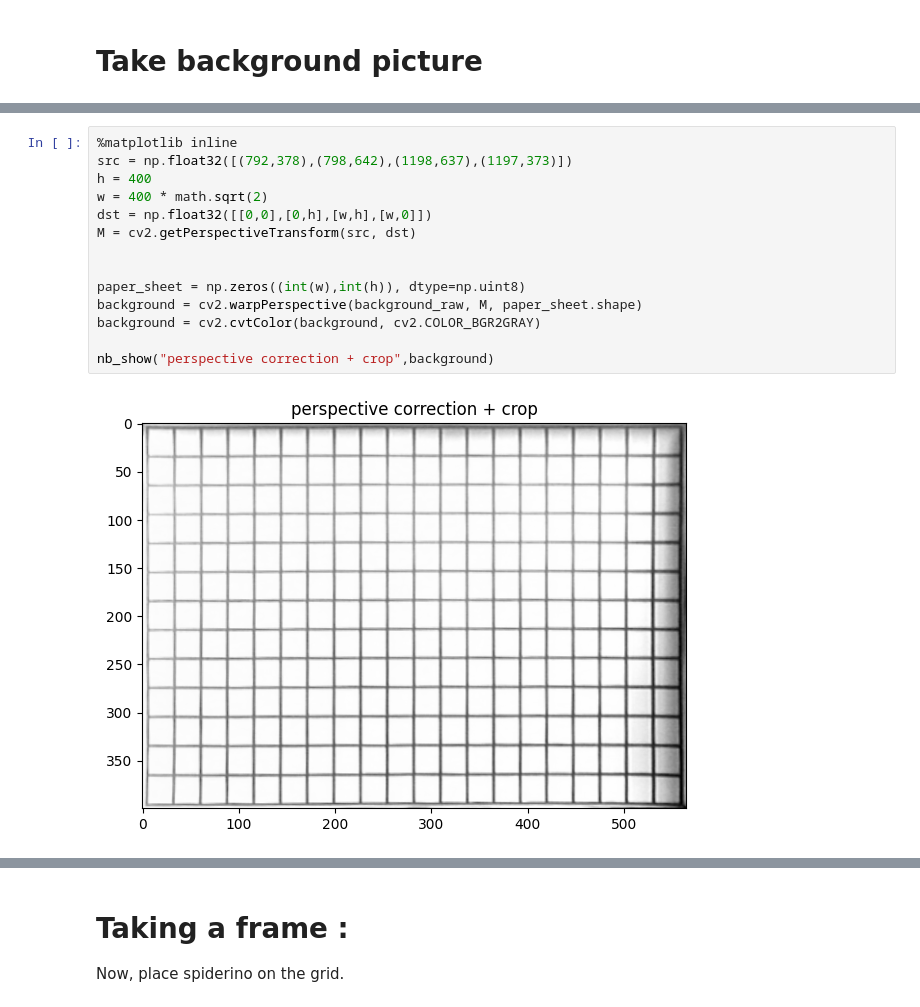
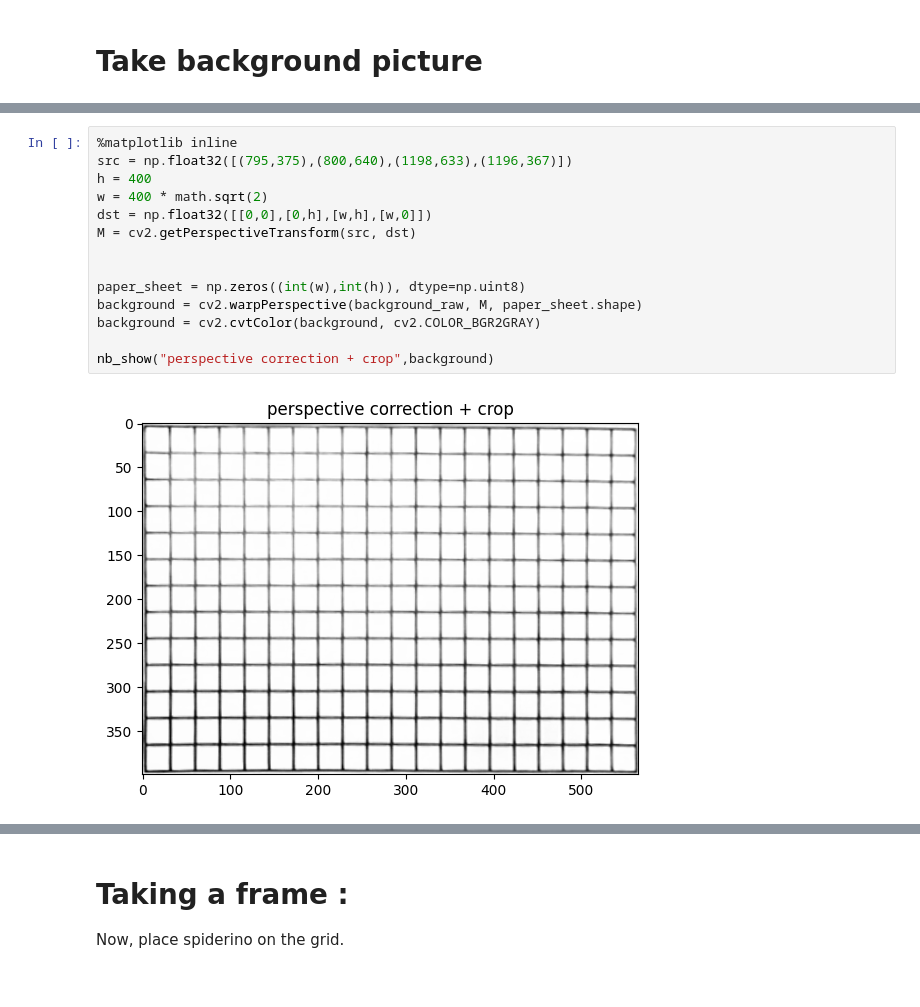
Before and after one commit to EmileBinot/spiderino-sensors-model, a Jupyter notebook: master-script/master-script.ipynb, the cells around one changed output, grey strips where cells are left out. Saved outputs shown, nothing was run; the diff lists cells and outputs as text.

```diff
--- a/master-script/master-script.ipynb
+++ b/master-script/master-script.ipynb
@@ -461,19 +462,19 @@ nb_show("sdfmpo",background_raw)
 # %%
 %matplotlib inline
-src = np.float32([(792,378),(798,642),(1198,637),(1197,373)])
+src = np.float32([(795,375),(800,640),(1198,633),(1196,367)])
 h = 400
 w = 400 * math.sqrt(2)
 dst = np.float32([[0,0],[0,h],[w,h],[w,0]])
 M = cv2.getPerspectiveTransform(src, dst)
 
 
 paper_sheet = np.zeros((int(w),int(h)), dtype=np.uint8)
 background = cv2.warpPerspective(background_raw, M, paper_sheet.shape)
 background = cv2.cvtColor(background, cv2.COLOR_BGR2GRAY)
 
 nb_show("perspective correction + crop",background)
 # %% [output]
-[figure, old version]
+[figure, new version]
 # %%
 %matplotlib inline
 
```
Also changed, not shown: parts of 5 cells of this notebook, 7 other files.
